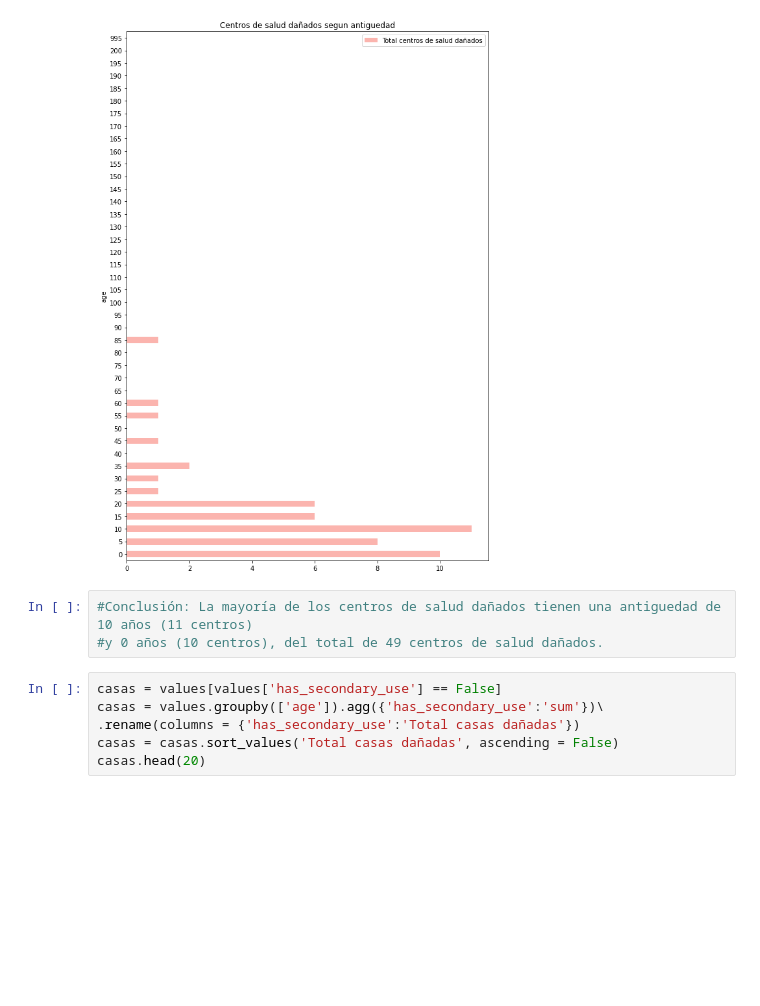
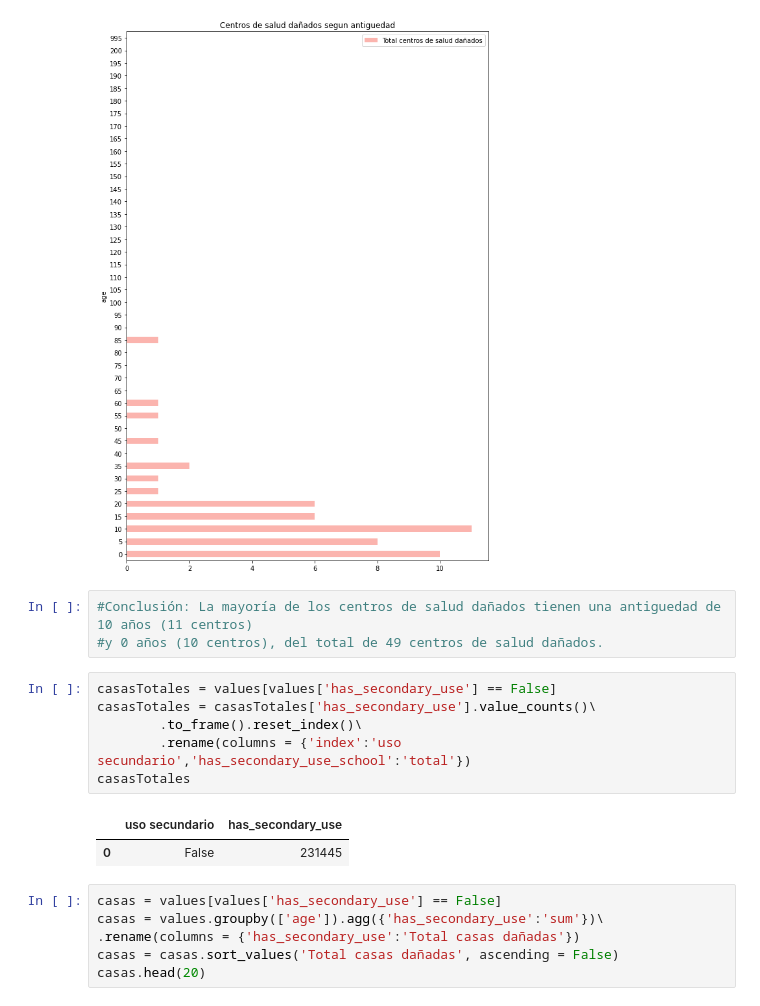
Before and after one commit to FranciscoGauna/TP-Datos-2021, a Jupyter notebook: Usos de las edificaciones.ipynb, the cells around one changed output. Cells and saved outputs as stored; diff of their text form; blank space fills up the shorter version.

```diff
--- a/Usos de las edificaciones.ipynb
+++ b/Usos de las edificaciones.ipynb
@@ -138,6 +138,15 @@ centrosSalud.plot.barh(stacked = True, colormap='Pastel1', title='Centros de sal
 # %%
 #Conclusión: La mayoría de los centros de salud dañados tienen una antiguedad de 10 años (11 centros)
 #y 0 años (10 centros), del total de 49 centros de salud dañados.
+# %%
+casasTotales = values[values['has_secondary_use'] == False]
+casasTotales = casasTotales['has_secondary_use'].value_counts()\
+        .to_frame().reset_index()\
+        .rename(columns = {'index':'uso secundario','has_secondary_use_school':'total'})
+casasTotales
+# %% [output]
+|  | uso secundario | has_secondary_use |
+| 0 | False | 231445 |
 # %%
 casas = values[values['has_secondary_use'] == False]
 casas = values.groupby(['age']).agg({'has_secondary_use':'sum'})\
```
Also changed, not shown: parts of 1 cell of this notebook.
